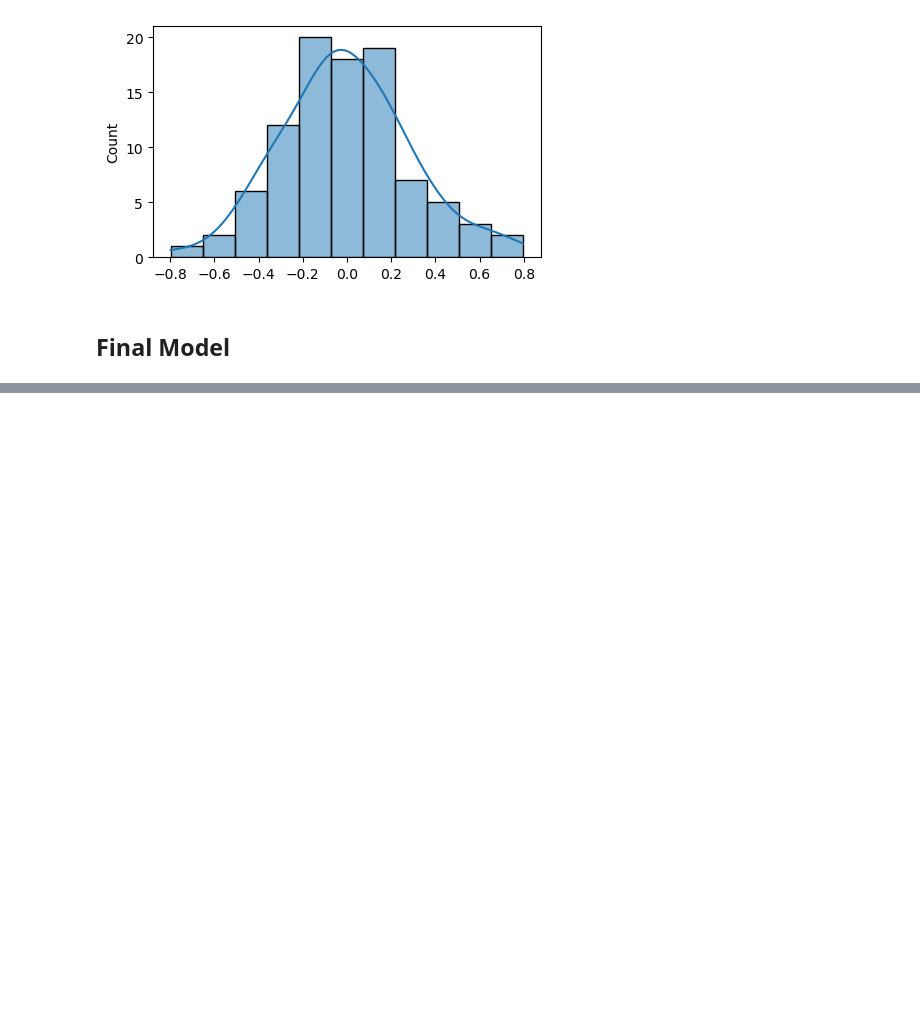
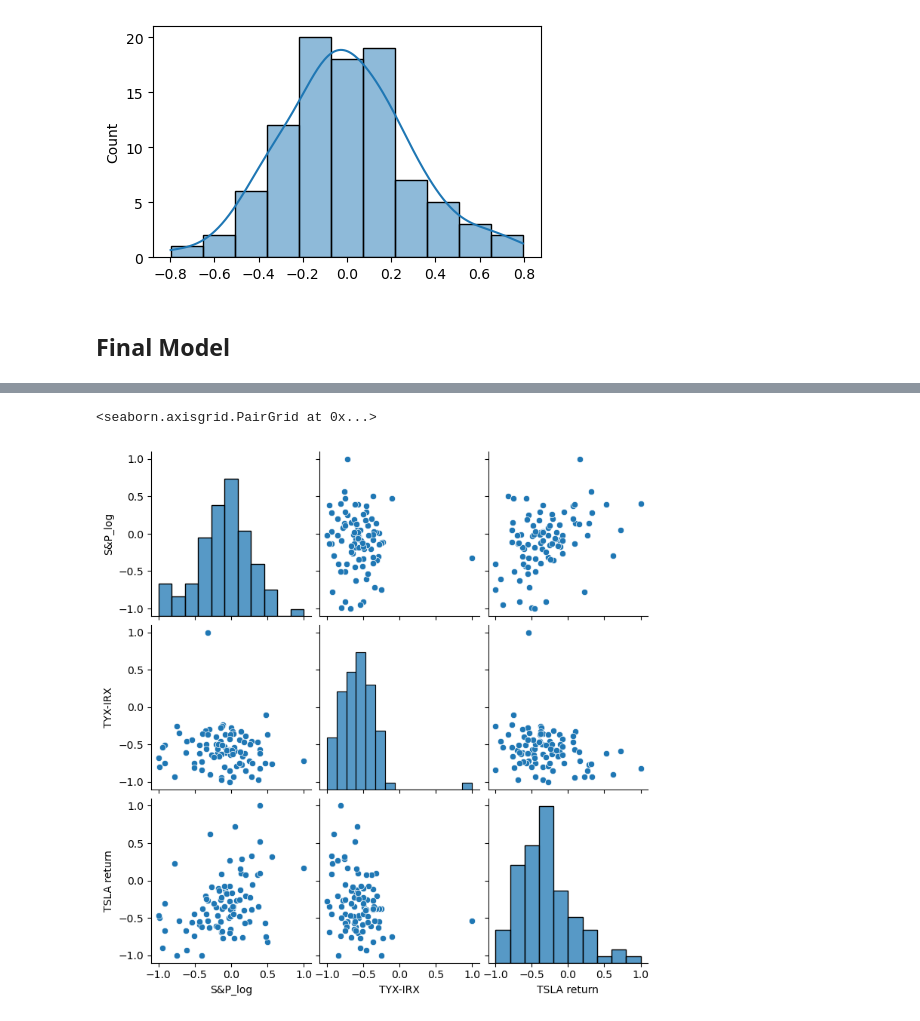
Before and after one commit to ZhenyuBai03/Fukuhara-Zemi, a Jupyter notebook: Analysis_Q2/pt2.ipynb, the cells around one changed output, grey strips where cells are left out. Cells and saved outputs as stored; diff of their text form; code cells hidden in the pictures; blank space fills up the shorter version.

```diff
--- a/Analysis_Q2/pt2.ipynb
+++ b/Analysis_Q2/pt2.ipynb
@@ -146,6 +146,11 @@ sns.heatmap(new_df.corr(), annot=True, cmap='coolwarm', linewidths=0.5, center=0
 # %%
 Y = new_df['TSLA return']
 X = new_df.drop(['TSLA return'], axis=1)
+# %%
+sns.pairplot(new_df)
+# %% [output]
+<seaborn.axisgrid.PairGrid at 0x...>
+[figure, added]
 # %%
 model, result = LinearRegression(X, Y)
 # %% [output]
```
Also changed, not shown: parts of 7 cells of this notebook, 2 other files.
